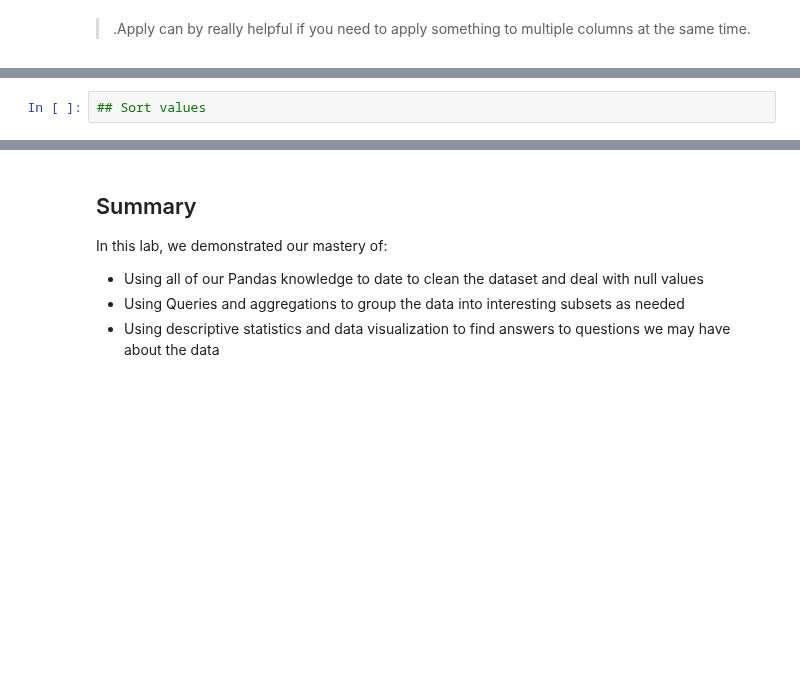
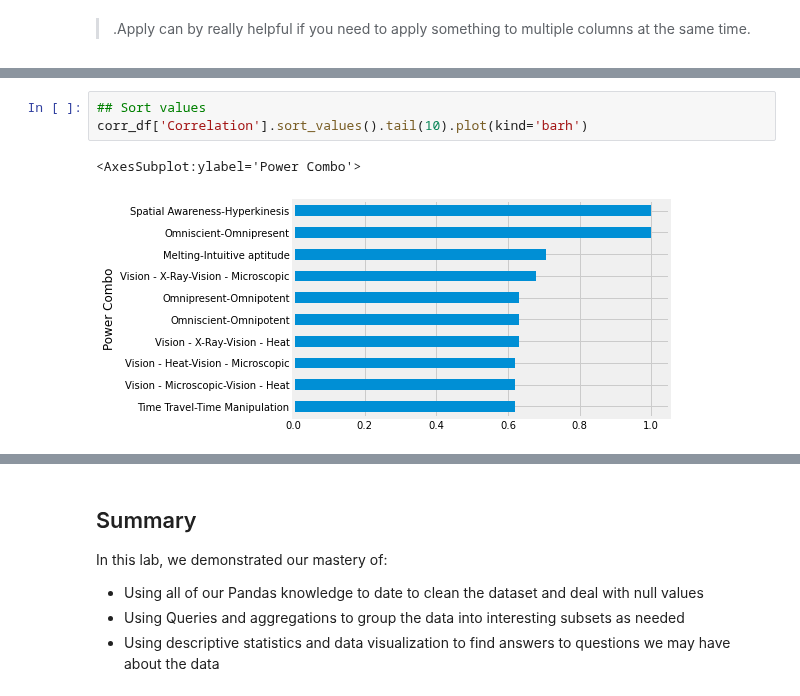
Before and after one commit to flatiron-school/Online-DS-FT-022221-Cohort-Notes, a Jupyter notebook: Phase_1/topic_06_data_visualization/topic_06_visualizations_heroes_project_SG.ipynb, the cells around one changed output, grey strips where cells are left out. Saved outputs shown, nothing was run; the diff lists cells and outputs as text; blank space fills up the shorter version.

```diff
--- a/Phase_1/topic_06_data_visualization/topic_06_visualizations_heroes_project_SG.ipynb
+++ b/Phase_1/topic_06_data_visualization/topic_06_visualizations_heroes_project_SG.ipynb
@@ -453,2 +844,6 @@ ___
-# %%
-## Sort values
+# %%
+## Sort values
+corr_df['Correlation'].sort_values().tail(10).plot(kind='barh')
+# %% [output]
+<AxesSubplot:ylabel='Power Combo'>
+[figure, added]
```
Also changed, not shown: parts of 77 cells of this notebook, 3 other files.
